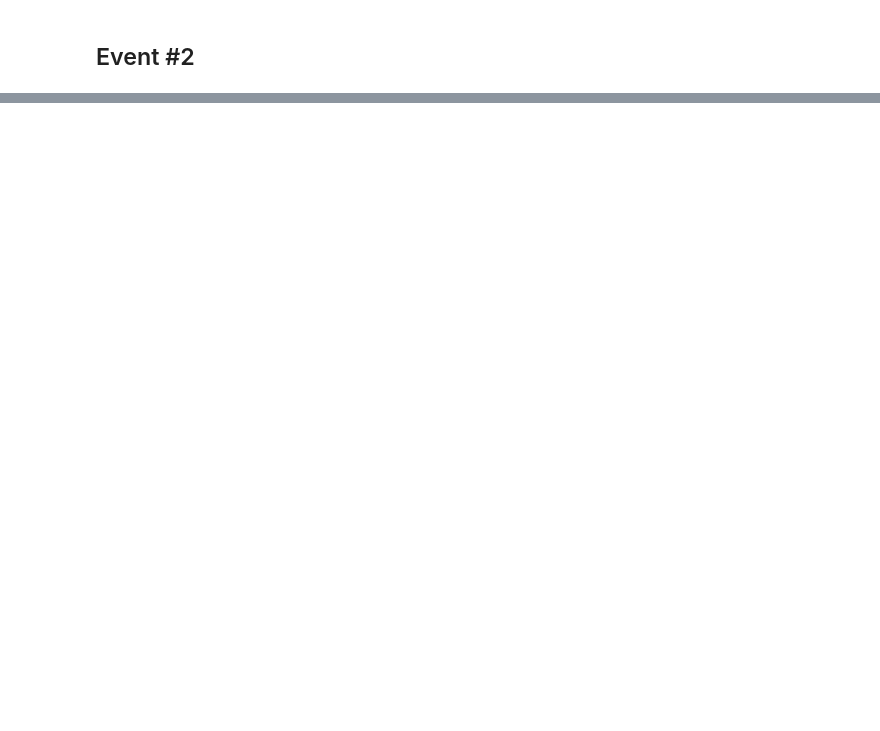
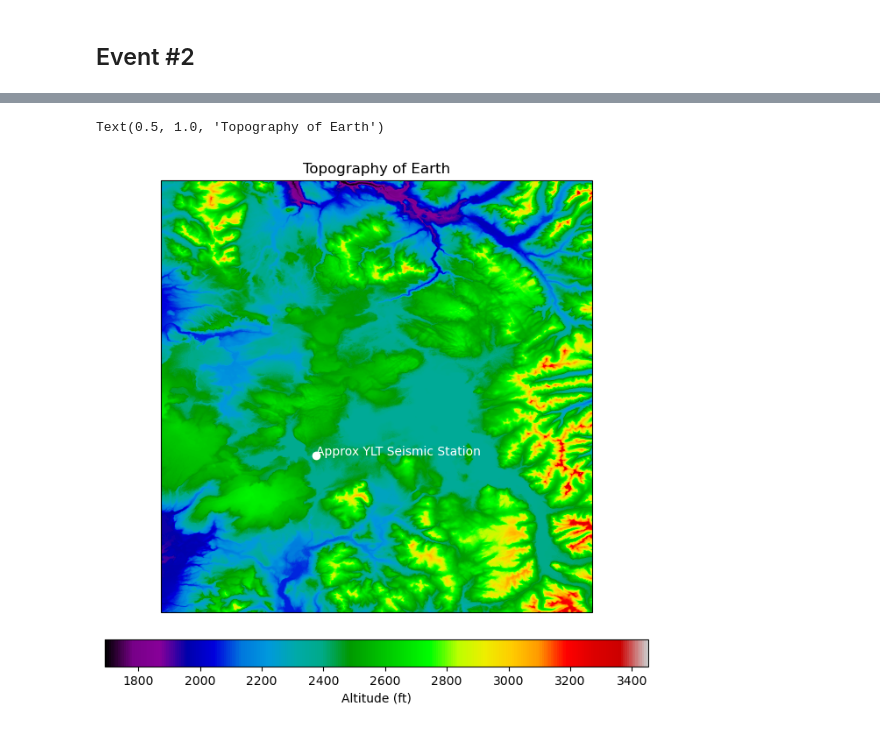
Before and after one commit to GPGN-268-archive/FP01-mars-seismo, a Jupyter notebook: ChloeWork.ipynb, the cells around one changed output, grey strips where cells are left out. Drawn from its saved outputs; the diff is of its cells as text; code cells hidden in the pictures; blank space fills up the shorter version.

```diff
--- a/ChloeWork.ipynb
+++ b/ChloeWork.ipynb
@@ -239,0 +265,26 @@ st4.plot(type="dayplot", interval=60, right_vertical_labels=False,
+# %%
+import numpy as np
+import pandas as pd
+import matplotlib.pyplot as plt
+import cartopy.crs as ccrs
+import tifffile
+import imagecodecs
+
+elevation = tifffile.imread('./DATA/WyomingT.tif')
+
+projection = ccrs.Mercator()
+
+fig = plt.figure(figsize=(8, 8))
+ax = fig.add_subplot(1, 1, 1, projection=projection)
+
+img = ax.imshow(elevation, cmap='nipy_spectral', origin='upper')
+cbar = plt.colorbar(img, orientation="horizontal", pad=0.05)
+cbar.set_label('Altitude (ft)')
+
+x, y = 1300,2300
+ax.scatter(x, y, marker='o', color='white')
+ax.annotate("Approx YLT Seismic Station", xy=(x, y), color='white')
+ax.set_title('Topography of Earth')
+# %% [output]
+Text(0.5, 1.0, 'Topography of Earth')
+[figure, added]
```
Also changed, not shown: parts of 13 cells of this notebook, 1 other file.
